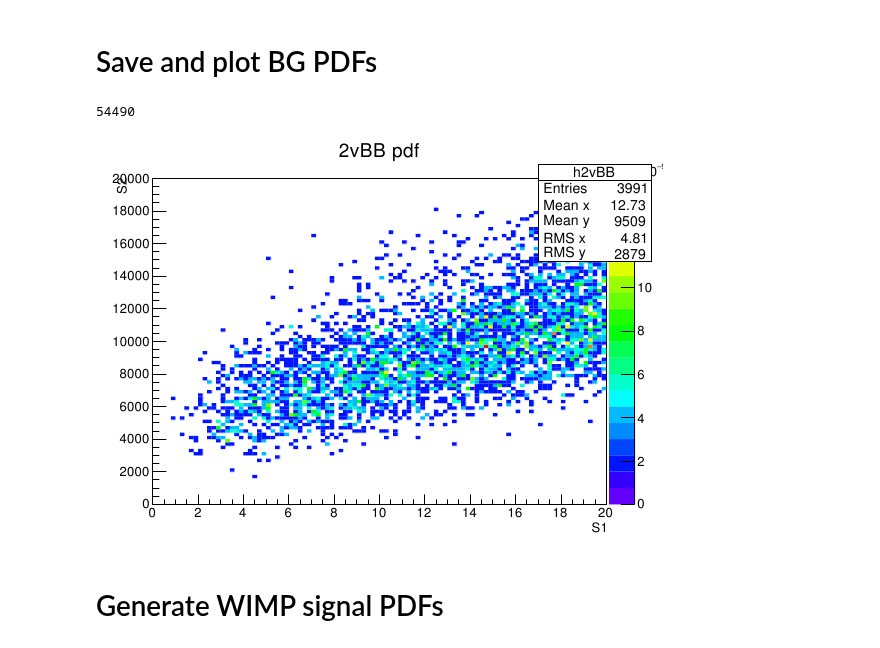
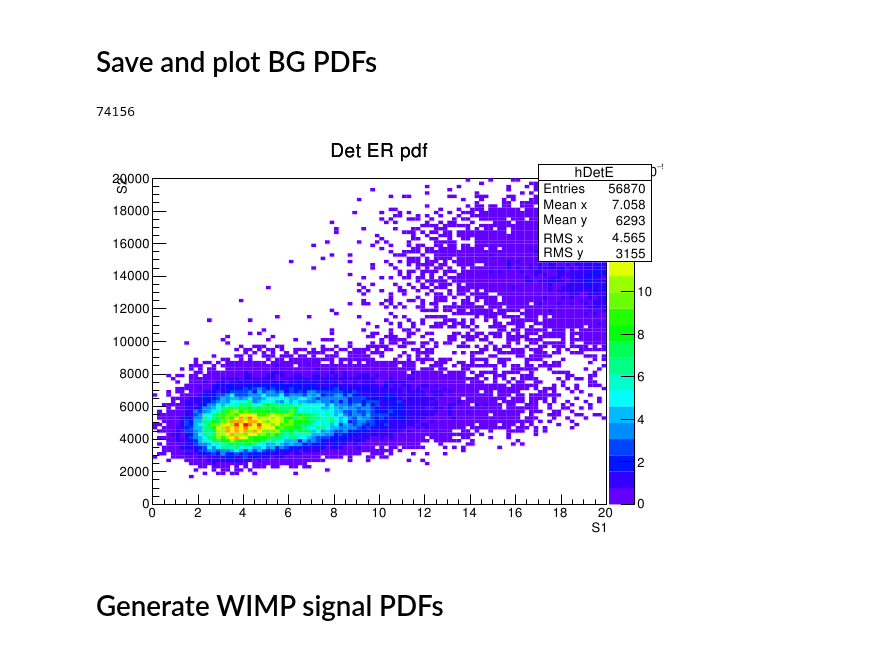
Before and after one commit to attdobi/iPyNb, a Jupyter notebook: PyNEST/PDF_gen.ipynb, the cells around one changed output. Cells and saved outputs as stored; diff of their text form; code cells hidden in the pictures.

```diff
--- a/PyNEST/PDF_gen.ipynb
+++ b/PyNEST/PDF_gen.ipynb
@@ -228,0 +232,17 @@ LZ exposure factor = 2660.4
+# %%
+file_path='data/rate_er_fidvol.txt'
+ParticleType='ER'
+nSim=1e6
+
+Nph, Ne, Ne_ext, S1_spike, S1, S2, S2_raw, NS1_coin, Rate_evts_kg_day, LZ_exposure_factor = dN2NphNe(file_path=file_path,ParticleType=ParticleType,nSim=nSim)
+
+WS_cut=(inrange(S1,[S1_min,S1_max])) & (S2_raw>=S2raw_min) & (NS1_coin>=NS1_coin_req)
+
+S1_cut=S1[WS_cut]
+S2_cut=S2[WS_cut]
+
+hDetE=TH2D("hDetE","Det ER pdf;S1;S2",100,S1_min,S1_max,100,0,2e4)
+for index, S1_val in enumerate(S1_cut):
+    hDetE.Fill(S1_cut[index],S2_cut[index])
+hDetE.Scale(Rate_evts_kg_day/nSim)
+hDetE.SaveAs("root_pdfs/Detfid_ER_pdf.root") #write out to file
@@ -229,7 +276,7 @@ LZ exposure factor = 2660.4
 # %% [markdown]
 <h1> Save and plot BG PDFs </h1>
 # %%
-#create a root file with the four nu background PDFs
+# draw and make a pdf of pdf :p
 
 c=rootnotes.default_canvas()
 hatm.Draw("colz") # check it looks right
@@ -263,6 +310,15 @@ c7=rootnotes.default_canvas()
 hRn.Draw("colz") # check it looks right
 c7.SaveAs('root_pdfs/Rn_pdf.pdf')
 
+c8=rootnotes.default_canvas()
+hDetE.Draw("colz") # check it looks right
+c8.SaveAs('root_pdfs/DetFid_E_pdf.pdf')
+
+c9=rootnotes.default_canvas()
+hDetN.Draw("colz") # check it looks right
+c9.SaveAs('root_pdfs/DetFid_N_pdf.pdf')
+
+#create a root file with the four nu background PDFs
 
 Fout=TFile('root_pdfs/All_BG.root','recreate')
 Fout.Add(hB8)
@@ -273,16 +329,18 @@ Fout.Add(hPP)
 Fout.Add(h2vBB)
 Fout.Add(hKr)
 Fout.Add(hRn)
+Fout.Add(hDetE)
+Fout.Add(hDetN)
 Fout.Write()
 # %% [output]
-54490
+74156
 # %%
 c5=rootnotes.default_canvas()
-h2vBB.Draw("colz") # check it looks right
-c5.SaveAs('root_pdfs/2vBB_pdf.pdf')
+hDetE.Draw("colz") # check it looks right
+#c5.SaveAs('root_pdfs/2vBB_pdf.pdf')
 c5
 # %% [output]
-[figure, old version]
+[figure, new version]
 # %% [markdown]
 <h1> Generate WIMP signal PDFs </h1>
 # %%
```
Also changed, not shown: parts of 6 cells of this notebook, 42 other files.
